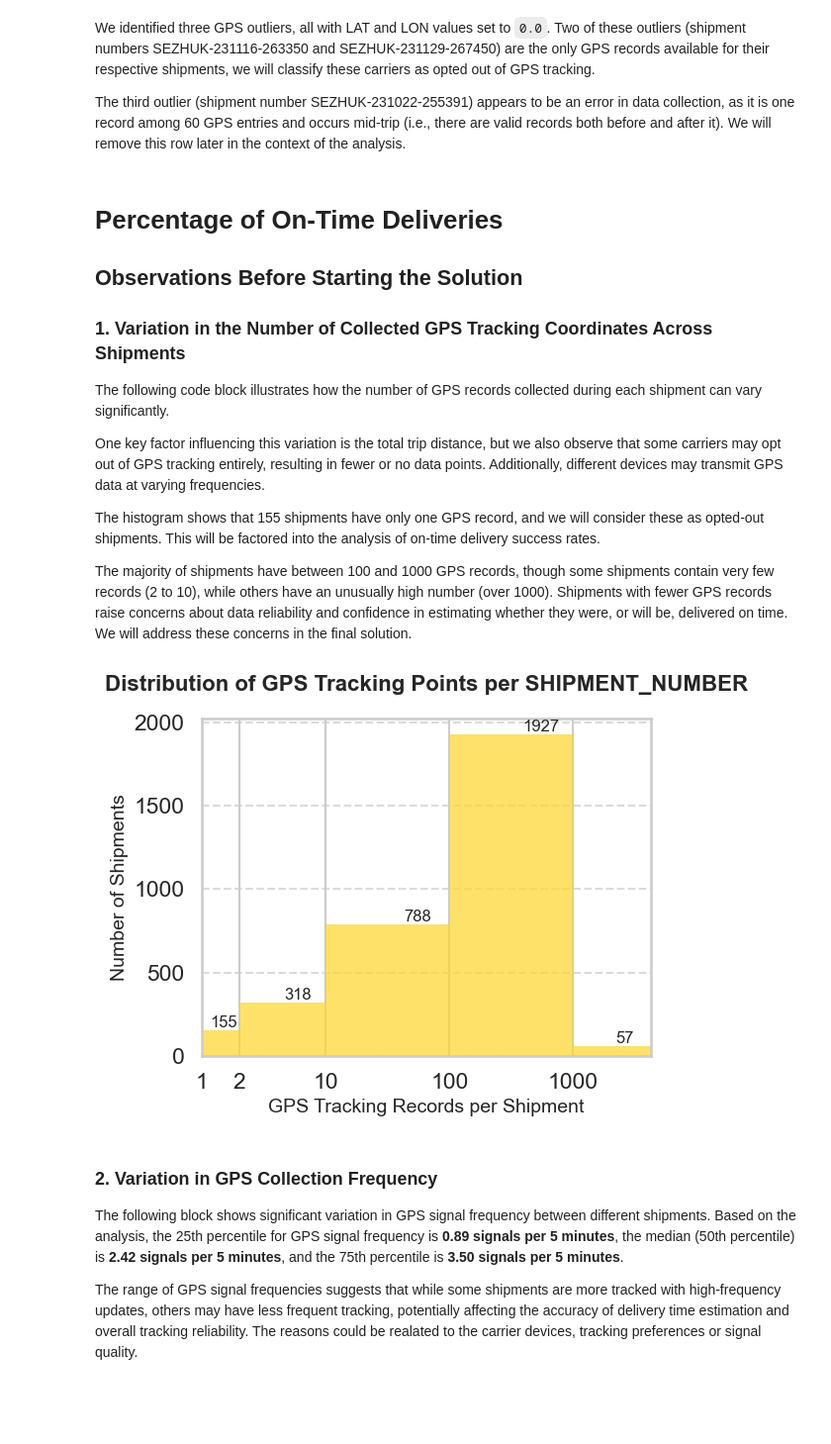
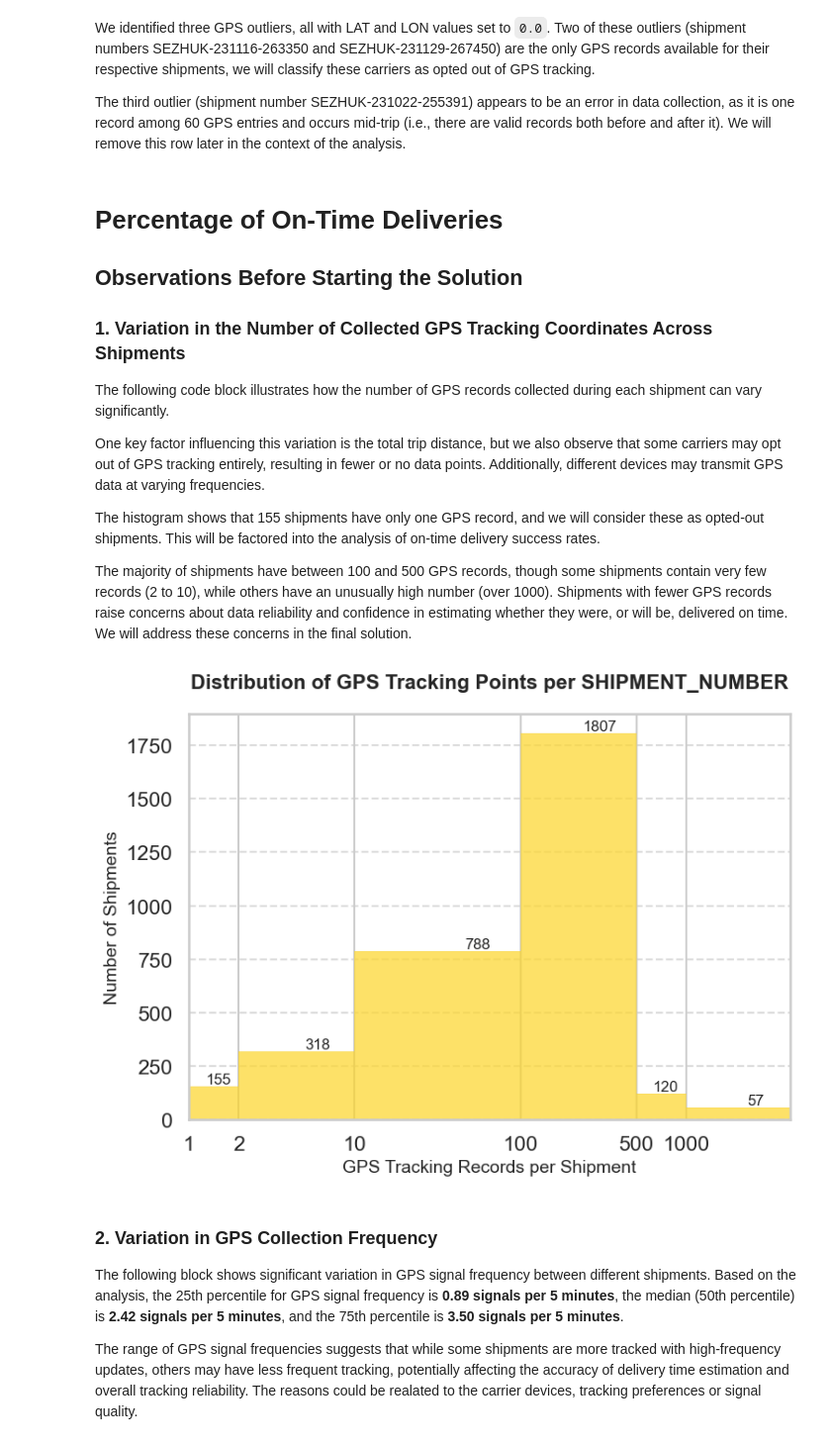
Before and after one commit to ramialbatal/shipment-delay-prediction, a Jupyter notebook: delivery_on_time.ipynb, the cells around one changed output. Shown at 99% size. Cells and saved outputs as stored; diff of their text form; code cells hidden in the pictures; blank space fills up the shorter version.

```diff
--- a/delivery_on_time.ipynb
+++ b/delivery_on_time.ipynb
@@ -362,7 +432,7 @@ One key factor influencing this variation is the total trip distance, but we als
 
 The histogram shows that 155 shipments have only one GPS record, and we will consider these as opted-out shipments. This will be factored into the analysis of on-time delivery success rates.
 
-The majority of shipments have between 100 and 1000 GPS records, though some shipments contain very few records (2 to 10), while others have an unusually high number (over 1000). Shipments with fewer GPS records raise concerns about data reliability and confidence in estimating whether they were, or will be, delivered on time. We will address these concerns in the final solution.
+The majority of shipments have between 100 and 500 GPS records, though some shipments contain very few records (2 to 10), while others have an unusually high number (over 1000). Shipments with fewer GPS records raise concerns about data reliability and confidence in estimating whether they were, or will be, delivered on time. We will address these concerns in the final solution.
 # %%
 import seaborn as sns
 import matplotlib.pyplot as plt
@@ -371,39 +441,39 @@ import matplotlib.pyplot as plt
 gps_record_counts = gps_df['SHIPMENT_NUMBER'].value_counts()
 
 # Define bins with a range to ensure proper monotonic order
-bins = [1, 2, 10, 100, 1000, gps_record_counts.max() + 1]  # Adding max+1 to cover the largest range
+bins = [1, 2, 10, 100, 500, 1000, gps_record_counts.max() + 1]  # Adding max+1 to cover the largest range
 sns.set_style("whitegrid")  # White background with grid
 sns.set_context("talk")  # Set the context to make fonts clearer
 
 # Plot the histogram using Seaborn
-plt.figure(figsize=(6, 5))
+plt.figure(figsize=(8, 6))
 hist = sns.histplot(gps_record_counts, bins=bins, kde=False, color='#fdd835', edgecolor='black')
 
-# Customize the x-axis with log scale and custom labels
+# Customise the x-axis with log scale and custom labels
 plt.xscale('log')
-plt.xticks([1, 2, 10, 100, 1000], labels=['1', '2', '10', '100', '1000'])
+plt.xticks([1, 2, 10, 100, 500, 1000], labels=['1', '2', '10', '100', '500', '1000'])
 plt.xlim(bins[0], bins[-1])
 
 
 # Adding labels and title
 plt.title('Distribution of GPS Tracking Points per SHIPMENT_NUMBER', fontsize=16, fontweight='bold', pad=20)
 plt.xlabel('GPS Tracking Records per Shipment', fontsize=14)
 plt.ylabel('Number of Shipments', fontsize=14)
 
 for patch in hist.patches:
     height = patch.get_height()
     if height > 0:
         plt.text(patch.get_x() + patch.get_width() / 2, height, f'{int(height)}',
                  ha='center', va='bottom', fontsize=12)
 
-# Customize the grid and layout
+# Customise the grid and layout
 plt.grid(axis='y', linestyle='--', alpha=0.7)
 plt.tight_layout()
 
 # Show the plot
 plt.show()
 # %% [output]
-[figure, old version]
+[figure, new version]
 # %% [markdown]
 ### 2. Variation in GPS Collection Frequency
 
```
Also changed, not shown: parts of 23 cells of this notebook, 1 other file.
